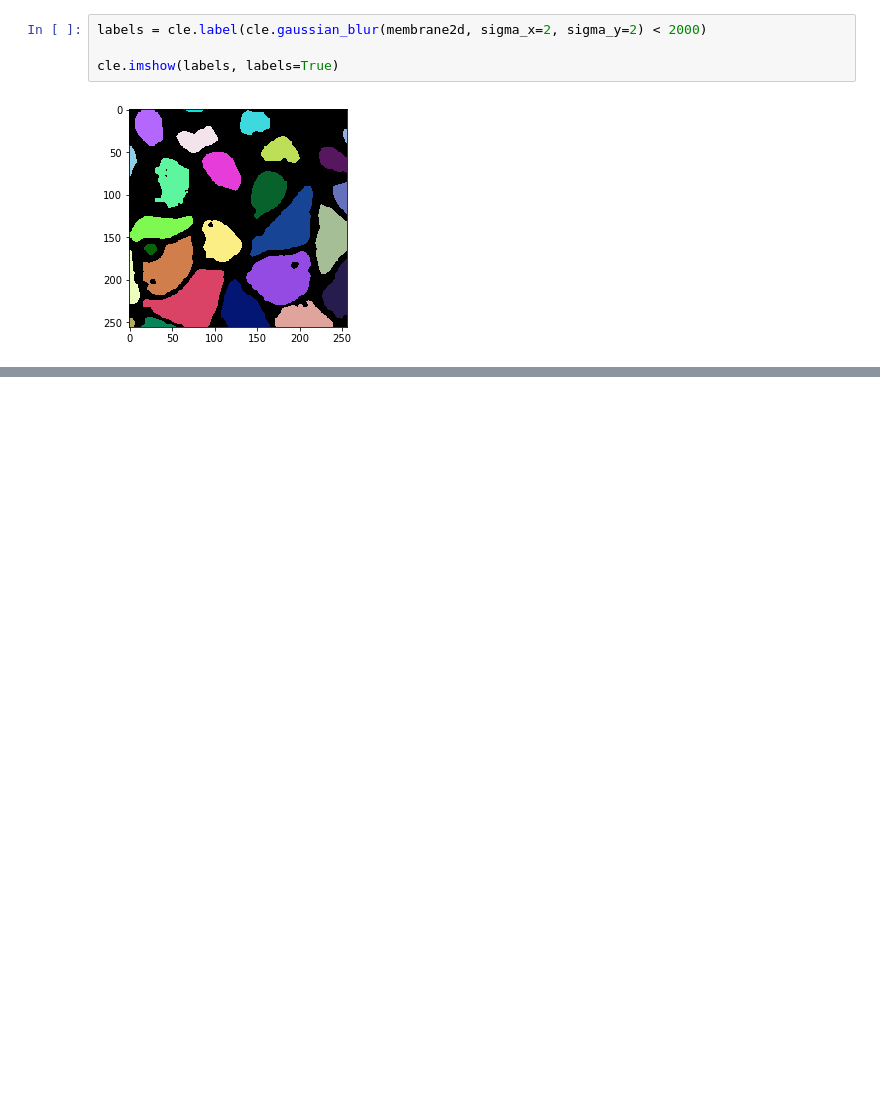
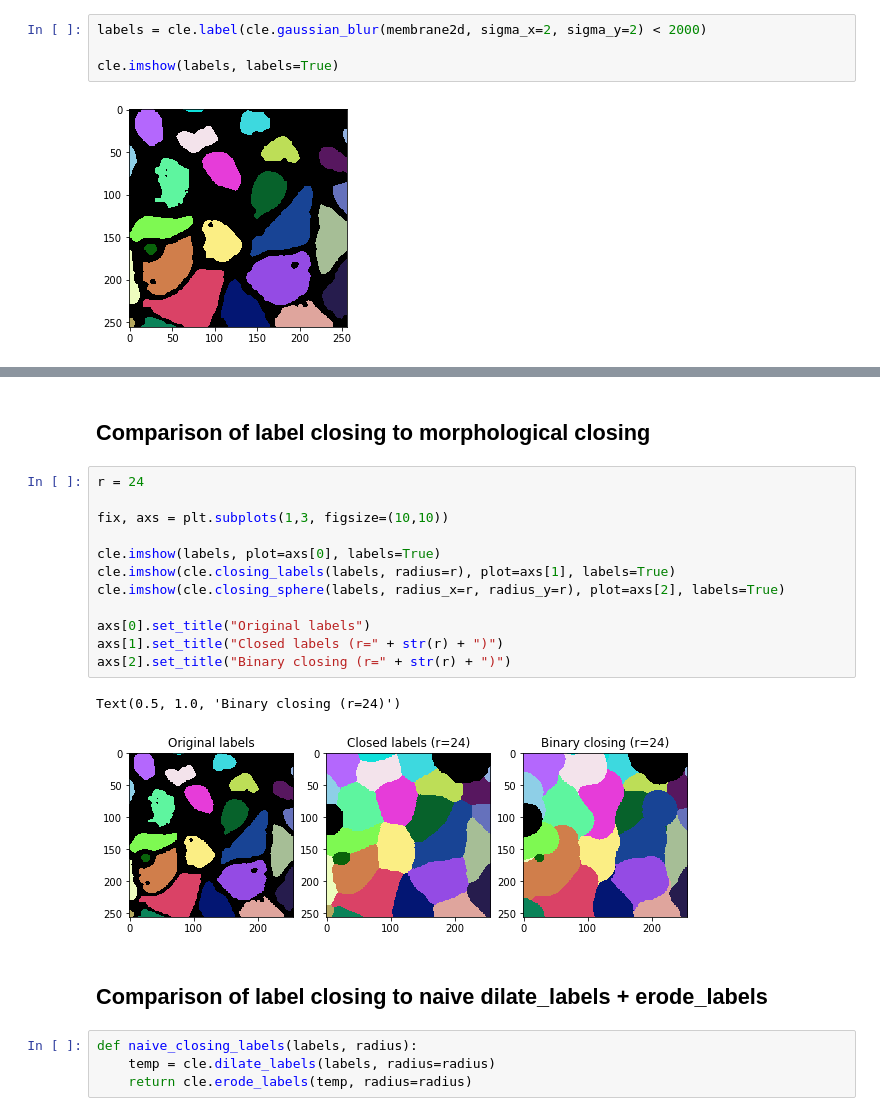
Before and after one commit to clEsperanto/pyclesperanto_prototype, a Jupyter notebook: demo/segmentation/open_close_labels.ipynb, the cells around one changed output, grey strips where cells are left out. Drawn from its saved outputs; the diff is of its cells as text; blank space fills up the shorter version.

```diff
--- a/demo/segmentation/open_close_labels.ipynb
+++ b/demo/segmentation/open_close_labels.ipynb
@@ -46,0 +61,23 @@ for i, r in enumerate(list(range(0, 24, 1)) + list(range(24, 0, -1))):
+# %% [markdown]
+## Comparison of label closing to morphological closing
+# %%
+r = 24
+
+fix, axs = plt.subplots(1,3, figsize=(10,10))
+
+cle.imshow(labels, plot=axs[0], labels=True)
+cle.imshow(cle.closing_labels(labels, radius=r), plot=axs[1], labels=True)
+cle.imshow(cle.closing_sphere(labels, radius_x=r, radius_y=r), plot=axs[2], labels=True)
+
+axs[0].set_title("Original labels")
+axs[1].set_title("Closed labels (r=" + str(r) + ")")
+axs[2].set_title("Binary closing (r=" + str(r) + ")")
+# %% [output]
+Text(0.5, 1.0, 'Binary closing (r=24)')
+[figure, added]
+# %% [markdown]
+## Comparison of label closing to naive dilate_labels + erode_labels
+# %%
+def naive_closing_labels(labels, radius):
+    temp = cle.dilate_labels(labels, radius=radius)
+    return cle.erode_labels(temp, radius=radius)
```
Also changed, not shown: parts of 8 cells of this notebook.
